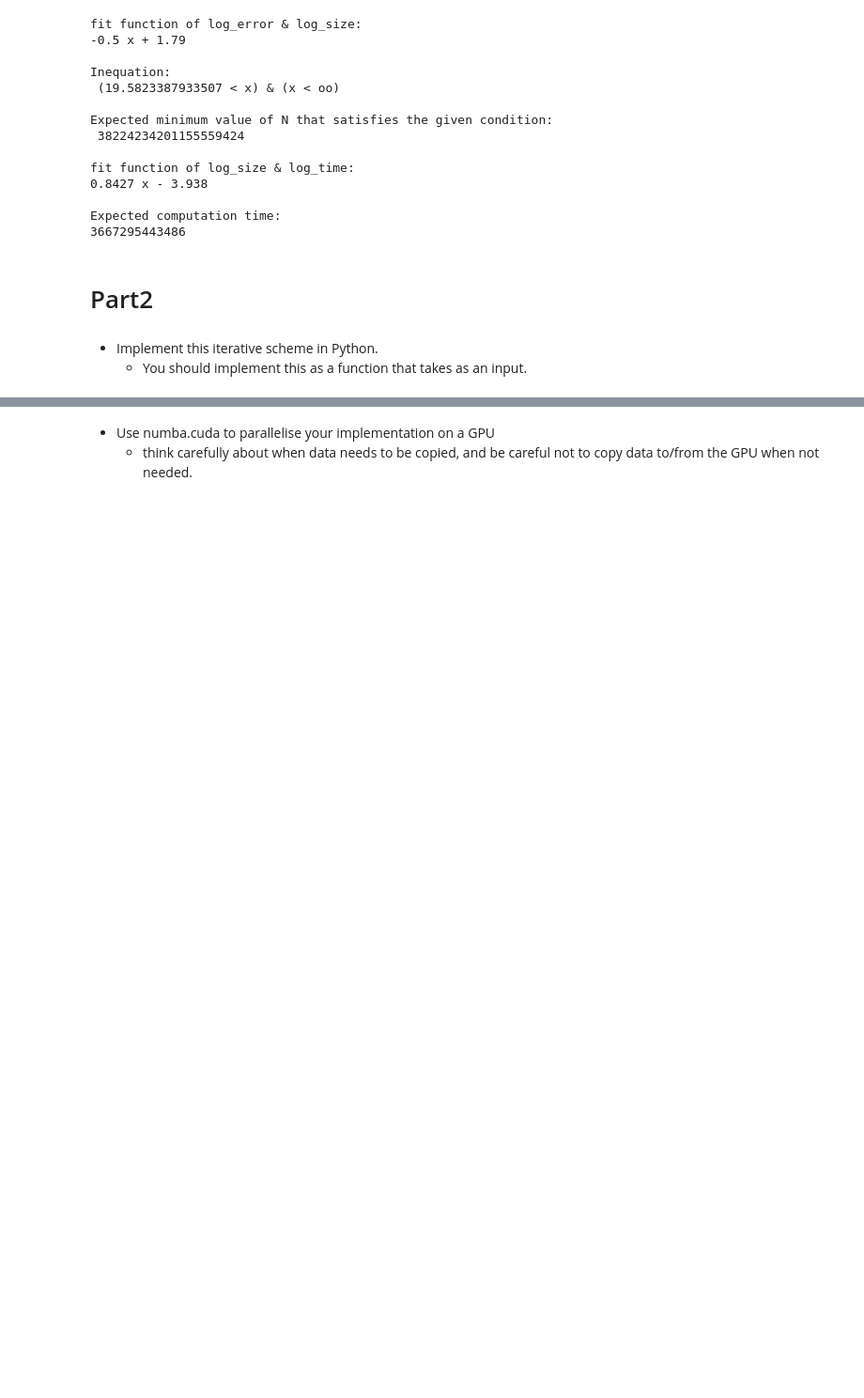
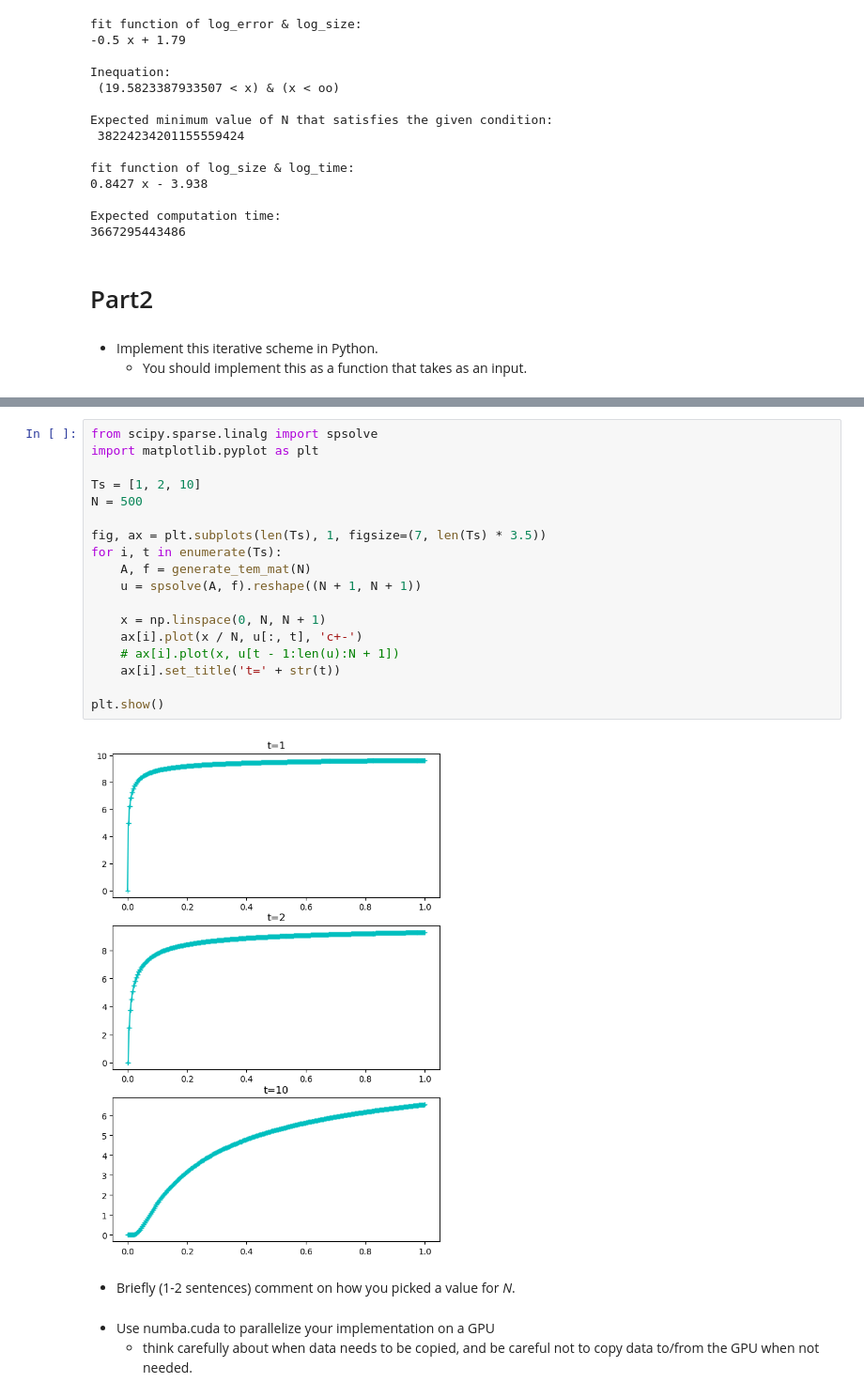
Before and after one commit to YRYoung/HPC, a Jupyter notebook: Assigenment/Assignment_2.ipynb, the cells around one changed output, grey strips where cells are left out. Shown at 94% size. Drawn from its saved outputs; the diff is of its cells as text; blank space fills up the shorter version.

```diff
--- a/Assigenment/Assignment_2.ipynb
+++ b/Assigenment/Assignment_2.ipynb
@@ -292,3 +307,25 @@ plt.show()
+# %%
+from scipy.sparse.linalg import spsolve
+import matplotlib.pyplot as plt
+
+Ts = [1, 2, 10]
+N = 500
+
+fig, ax = plt.subplots(len(Ts), 1, figsize=(7, len(Ts) * 3.5))
+for i, t in enumerate(Ts):
+    A, f = generate_tem_mat(N)
+    u = spsolve(A, f).reshape((N + 1, N + 1))
+
+    x = np.linspace(0, N, N + 1)
+    ax[i].plot(x / N, u[:, t], 'c+-')
+    # ax[i].plot(x, u[t - 1:len(u):N + 1])
+    ax[i].set_title('t=' + str(t))
+
+plt.show()
+# %% [output]
+[figure, added]
+# %% [markdown]
+* Briefly (1-2 sentences) comment on how you picked a value for *N*.
 # %% [markdown]
-* Use numba.cuda to parallelise your implementation on a GPU
+* Use numba.cuda to parallelize your implementation on a GPU
     * think carefully about when data needs to be copied, and be careful not to copy data to/from the GPU when not needed.
```
Also changed, not shown: parts of 11 cells of this notebook, 2 other files.
